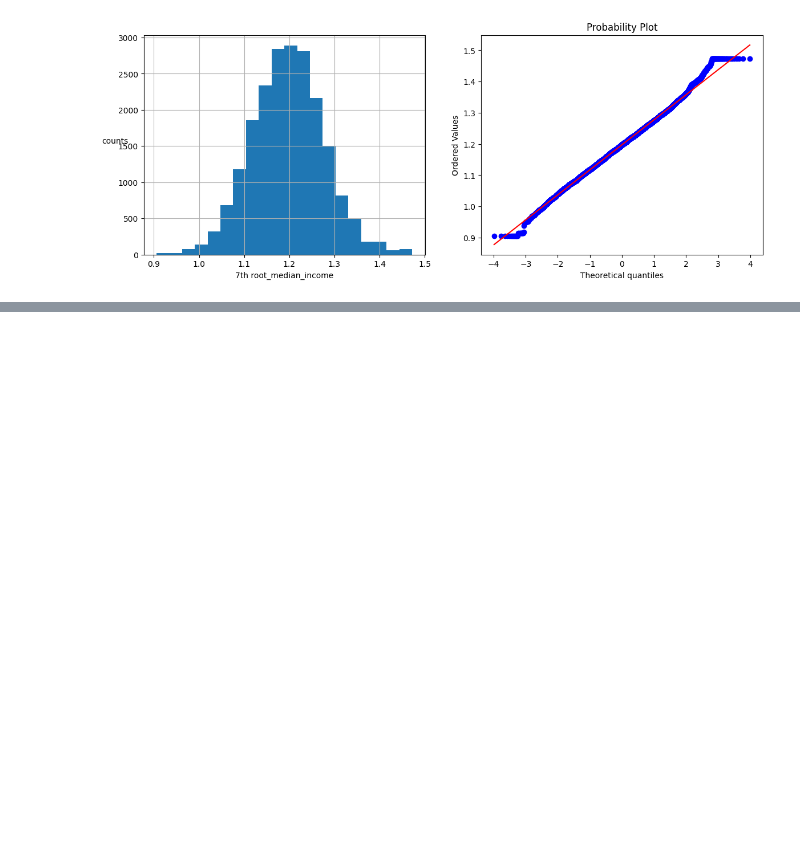
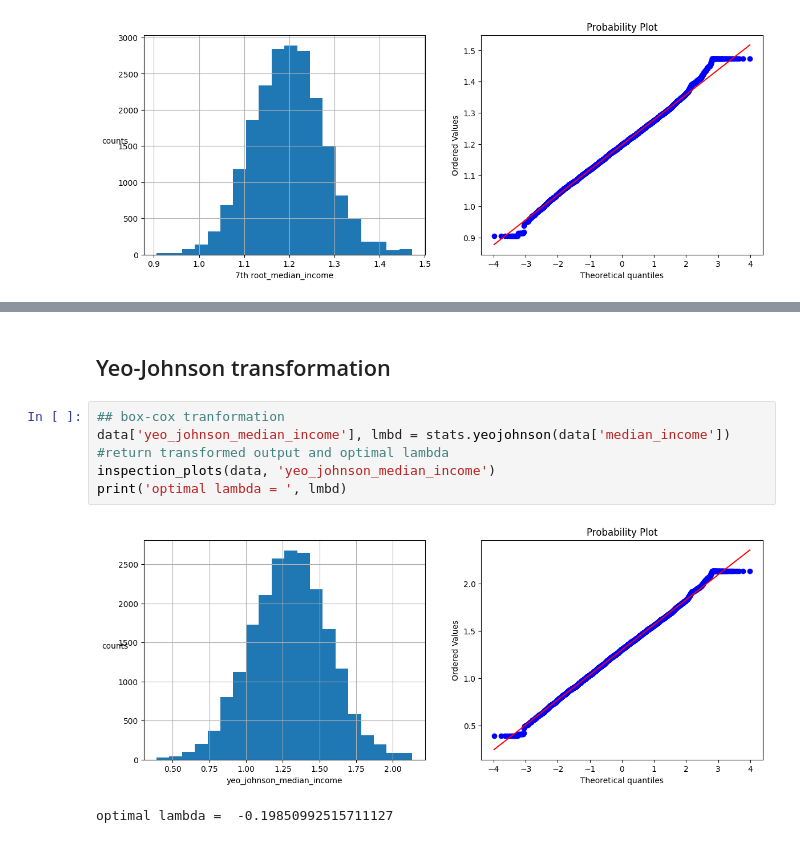
Before and after one commit to kar137/Machine-Learning-Portfolio, a Jupyter notebook: notebooks/Feature-Engineering/mathematical_transformation.ipynb, the cells around one changed output, grey strips where cells are left out. Drawn from its saved outputs; the diff is of its cells as text; blank space fills up the shorter version.

```diff
--- a/notebooks/Feature-Engineering/mathematical_transformation.ipynb
+++ b/notebooks/Feature-Engineering/mathematical_transformation.ipynb
@@ -145,0 +173,10 @@ for i in range(2,8):
+# %% [markdown]
+## Yeo-Johnson transformation
+# %%
+## box-cox tranformation
+data['yeo_johnson_median_income'], lmbd = stats.yeojohnson(data['median_income']) #return transformed output and optimal lambda
+inspection_plots(data, 'yeo_johnson_median_income')
+print('optimal lambda = ', lmbd)
+# %% [output]
+[figure, added]
+optimal lambda =  -0.19850992515711127
```
Also changed, not shown: parts of 3 cells of this notebook.
